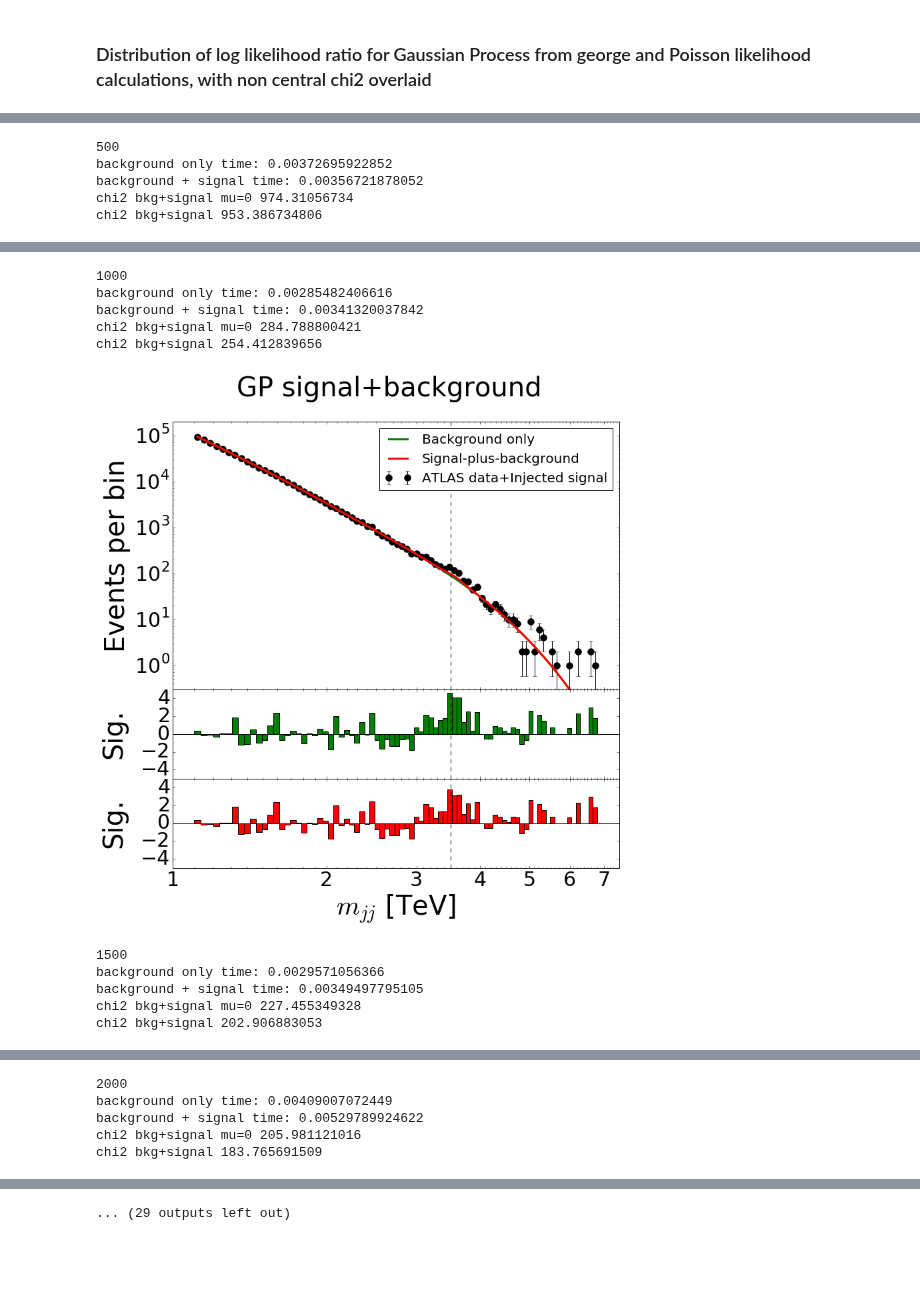
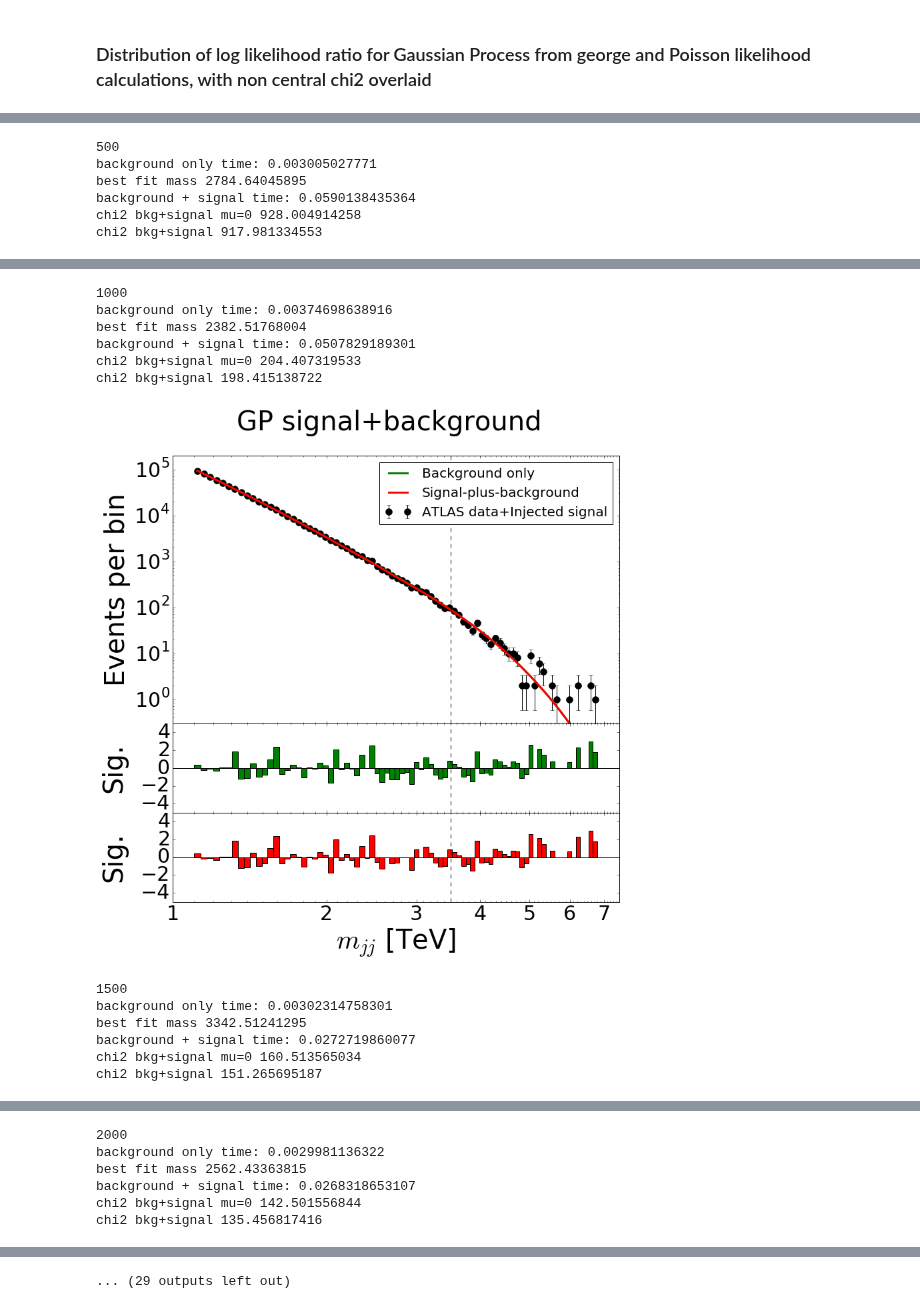
Before and after one commit to mfrate28/GP_Paper, a Jupyter notebook: LEE-tests.ipynb, the cells around one changed output, grey strips where cells are left out. Drawn from its saved outputs; the diff is of its cells as text; code cells hidden in the pictures; blank space fills up the shorter version.

```diff
--- a/LEE-tests.ipynb
+++ b/LEE-tests.ipynb
@@ -253,13 +251,15 @@ def model_gp(params, t, xerr=xerr):
     sqrts = 13000.
     return (p0 * (1.-t/sqrts)**p1 * (t/sqrts)**(p2))*xerr
 
-class logLike_gp_tempSig_fixedH:
-    def __init__(self, x, y, xerr):
+class logLike_gp_fitM_fixedH:
+    def __init__(self, x, y, xerr, params):
         self.x = x
         self.y = y
         self.xerr = xerr
-    def __call__(self, A, mass, tau, L):
+        self.params = params
+    def __call__(self, mass):
         Amp, decay, length, power, sub, p0, p1, p2 = fixedHyperparams
+        A, tau, L = self.params
         kernel1 = Amp * MyDijetKernelSimp(a = decay, b = length, c = power, d = sub)
         kernel2 = A * SignalKernel(m = mass, t = tau, L=L)
         kernel = kernel1+kernel2
@@ -270,15 +270,15 @@ class logLike_gp_tempSig_fixedH:
         except:
             return np.inf
 
-def fit_gp_tempSig_fixedH_minuit(lnprob, Print = True):
+def fit_gp_fitM_fixedH_minuit(lnprob, Print = True):
     minLLH = np.inf
-    best_fit_params = (0, 0, 0, 0)
+    best_fit_params = (0)
     passedFit = False
     numRetries = 0
     while not passedFit and numRetries < 5:
-        init0 = np.random.random() * 1.
+        init0 = np.random.random() * 3500.
         m = Minuit(lnprob, throw_nan = False, pedantic = False, print_level = 0,
-                   N = init0, error_N = 1e-4, limit_N = (0, 100))
+                   mass = init0, error_mass = 0.1, limit_mass = (2000, 5000))
         fit = m.migrad()
         if fit[0]['is_valid']:
             passedFit=True
@@ -426,11 +437,9 @@ else:
             if not itoy%500:
                 print itoy
             ytoy, xtoy, xtoyerr = removeZeros(toy)
-            signalTemplate = sigToys[()][m][itoy]
-            ydata = ytoy + signalTemplate
+            ydata = ytoy
 
-            signalTemplateO = sigToysO[()][m][itoy]
-            ydataO = toy + signalTemplateO
+            ydataO = toy
 
             #BACKGROUND ONLY FIT GP
             if not itoy%500:
@@ -449,8 +458,13 @@ else:
             #BACKGROUND+SIGNAL FIT GP
             if not itoy%500:
                 pgpsb_stime = time.time()
+            lnProb = logLike_gp_fitM_fixedH(xtoy,ydata, xtoyerr, (200, 600, 200))
+            minLLH, best_fit_gp = fit_gp_fitM_fixedH_minuit(lnProb, False)
+            #print best_fit_gp
+            if np.isinf(minLLH):
+                continue
             Amp, decay, length, power, sub, p0, p1, p2 = fixedHyperparams
-            A, mass, tau, L = 30, 3500, 250, 25
+            A, mass, tau, L = 200, best_fit_gp[0], 600, 200
             kernel1 = Amp * MyDijetKernelSimp(a = decay, b = length, c = power, d = sub)
             kernel2 = A * SignalKernel(m = mass, t = tau, L=L)
             kernel = kernel1+kernel2
@@ -461,12 +475,16 @@ else:
             gpLLHSig = gp.lnlikelihood(ydata - model_gp((p0,p1,p2),xtoy, xtoyerr))
 
             if not itoy%500:
+                print "best fit mass", best_fit_gp[0]
                 pgpsb_etime = time.time()
                 print "background + signal time:", pgpsb_etime - pgpsb_stime
                 makePrettyPlots_signal(xvalO, ydataO, MAP1, MAP, "GP signal+background", 3500, col = 'g', ymax = 2e5)
 
 
-            LLlistGP_smallL[m].append(-2*(gpLLH-gpLLHSig))
+            #LLlistGP_smallL[m].append(-2*(gpLLH-gpLLHSig))
+            LLlistGP_smallL[m].append(-2*(-logLike_gpLikeFF(ydataO, MAP1)+logLike_gpLikeFF(ydataO, MAP)))
+
+
 
 
     etime = time.time()
@@ -482,5 +501,6 @@ chi2 bkg+signal 336.957400867
 500
-background only time: 0.00372695922852
-background + signal time: 0.00356721878052
-chi2 bkg+signal mu=0 974.31056734
-chi2 bkg+signal 953.386734806
+background only time: 0.003005027771
+best fit mass 2784.64045895
+background + signal time: 0.0590138435364
+chi2 bkg+signal mu=0 928.004914258
+chi2 bkg+signal 917.981334553
@@ -488,11 +508,13 @@ chi2 bkg+signal 953.386734806
 1000
-background only time: 0.00285482406616
-background + signal time: 0.00341320037842
-chi2 bkg+signal mu=0 284.788800421
-chi2 bkg+signal 254.412839656
+background only time: 0.00374698638916
+best fit mass 2382.51768004
+background + signal time: 0.0507829189301
+chi2 bkg+signal mu=0 204.407319533
+chi2 bkg+signal 198.415138722
-[figure, old version]
+[figure, new version]
 1500
-background only time: 0.0029571056366
-background + signal time: 0.00349497795105
-chi2 bkg+signal mu=0 227.455349328
-chi2 bkg+signal 202.906883053
+background only time: 0.00302314758301
+best fit mass 3342.51241295
+background + signal time: 0.0272719860077
+chi2 bkg+signal mu=0 160.513565034
+chi2 bkg+signal 151.265695187
@@ -500,5 +522,6 @@ chi2 bkg+signal 202.906883053
 2000
-background only time: 0.00409007072449
-background + signal time: 0.00529789924622
-chi2 bkg+signal mu=0 205.981121016
-chi2 bkg+signal 183.765691509
+background only time: 0.0029981136322
+best fit mass 2562.43363815
+background + signal time: 0.0268318653107
+chi2 bkg+signal mu=0 142.501556844
+chi2 bkg+signal 135.456817416
```
Also changed, not shown: parts of 4 cells of this notebook.
